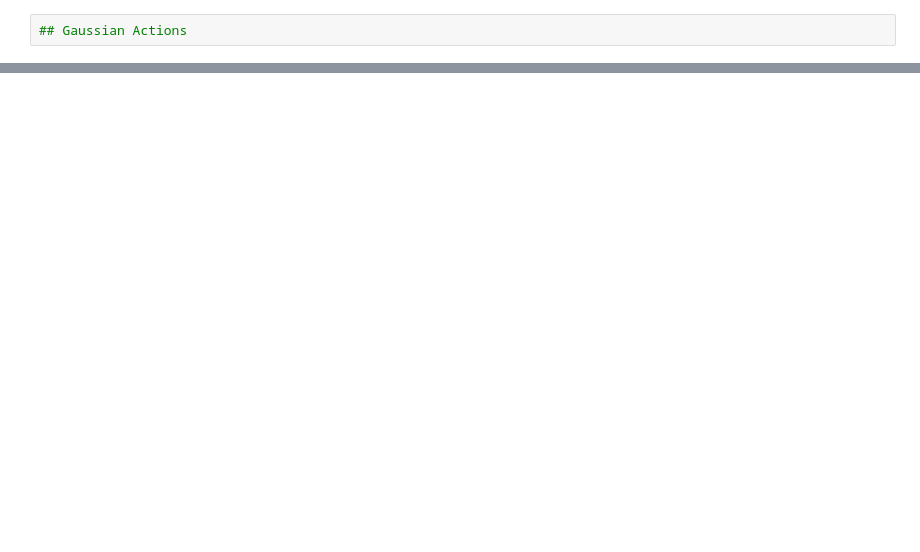
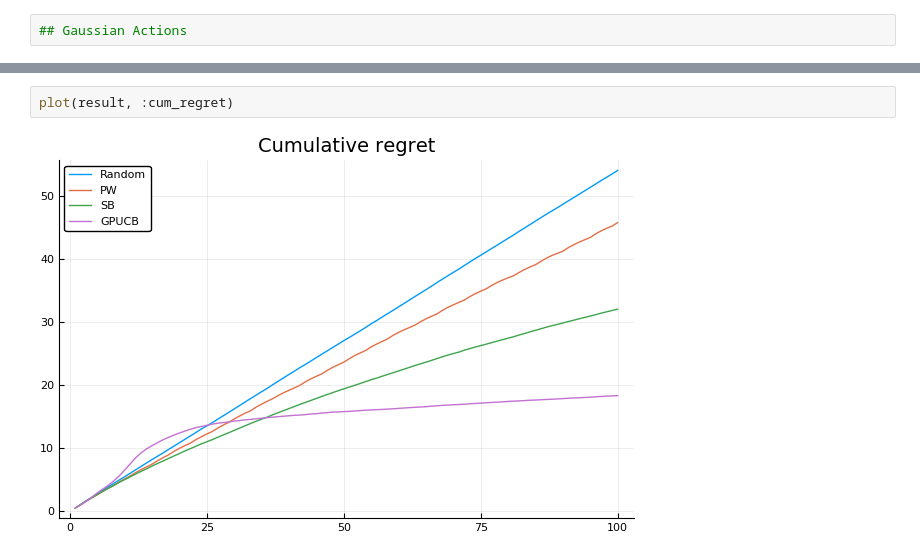
Before and after one commit to rcnlee/CBandits.jl, a Jupyter notebook: notebooks/Bandits.ipynb, the cells around one changed output, grey strips where cells are left out. Saved outputs shown, nothing was run; the diff lists cells and outputs as text; blank space fills up the shorter version.

```diff
--- a/notebooks/Bandits.ipynb
+++ b/notebooks/Bandits.ipynb
@@ -110,0 +134,4 @@ Plots.AnimatedGif("/Users/rlee18/.julia/v0.6/ASTExperiments/modules/BanditDSB/no
+# %%
+plot(result, :cum_regret)
+# %% [output]
+[figure, added]
```
Also changed, not shown: parts of 83 cells of this notebook, 7 other files.
